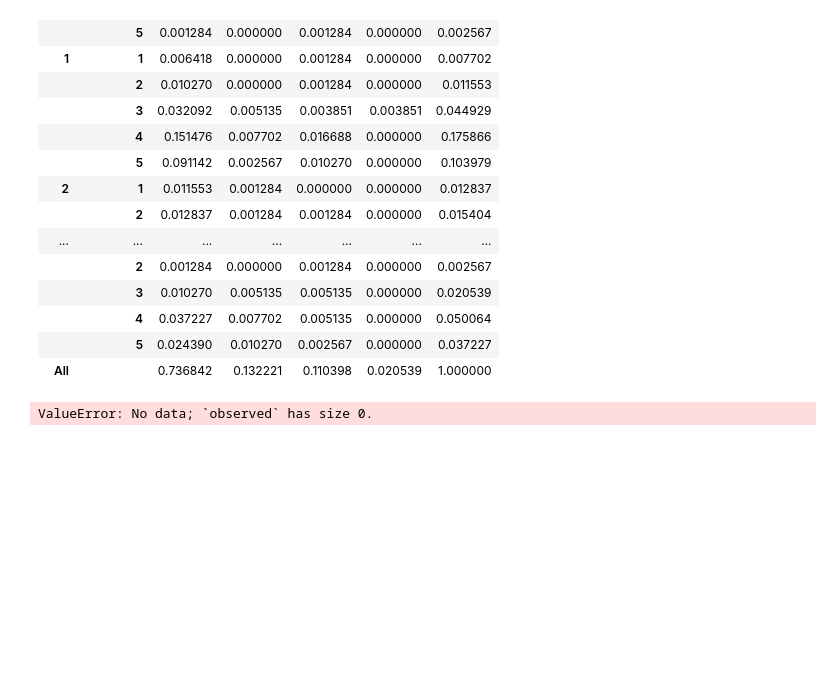
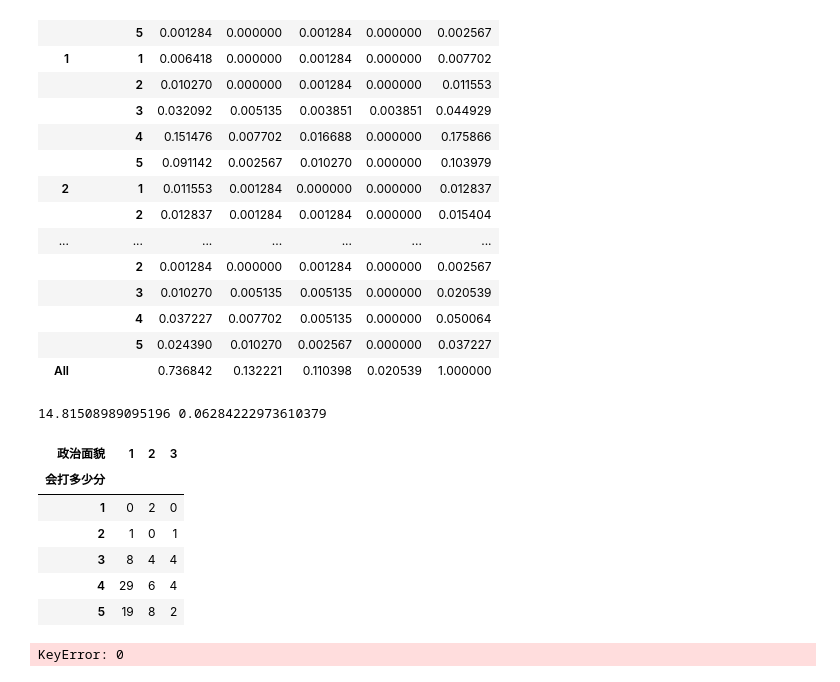
Before and after one commit to yiyanglaurel/new-one, a Jupyter notebook: 16-多变量统计分析.ipynb, the cells around one changed output. Drawn from its saved outputs; the diff is of its cells as text; code cells hidden in the pictures; blank space fills up the shorter version.

```diff
--- a/16-多变量统计分析.ipynb
+++ b/16-多变量统计分析.ipynb
@@ -42,22 +42,33 @@ cross_tab
 # %%
 from scipy import stats
 # 假设我们关注的是第二年级的学生（假设年级用数字“2”表示）
-specific_grade = '大四'
+specific_grade = 4
 
 # 筛选出特定年级的数据
 df_specific_grade = 数据表[数据表['年级'] == specific_grade]
 
-# 创建会打多少分和政治面貌的交互表
-cross_tab_specific_grade = pd.crosstab(df_specific_grade['会打多少分'], df_specific_grade['政治面貌'])
+# 创建政治面貌和会打多少分的交互表
+cross_tab_specific_grade = pd.crosstab(
+    df_specific_grade['会打多少分'], df_specific_grade['政治面貌'])
 
 # 进行卡方检验
 chi2_grade, p_grade, dof_grade, expected_grade = stats.chi2_contingency(cross_tab_specific_grade)
 
-chi2_grade, p_grade, dof_grade,
+print(chi2_grade, p_grade)
+cross_tab_specific_grade
 # %% [output]
-ValueError: No data; `observed` has size 0.
+14.81508989095196 0.06284222973610379
+| 政治面貌 | 1 | 2 | 3 |
+| 会打多少分 |  |  |  |
+| 1 | 0 | 2 | 0 |
+| 2 | 1 | 0 | 1 |
+| 3 | 8 | 4 | 4 |
+| 4 | 29 | 6 | 4 |
+| 5 | 19 | 8 | 2 |
 # %%
-mytools.两个无序类别变量的统计分析(df_specific_grade, '政治面貌','会打多少分')
+mytools.两个无序类别变量的统计分析(数据表, '政治面貌','会打多少分')
+# %% [output]
+KeyError: 0
 # %%
 import plotly.express as px
 fig = px.pie(df_specific_grade, names="政治面貌")
```
Also changed, not shown: 1 other file.
